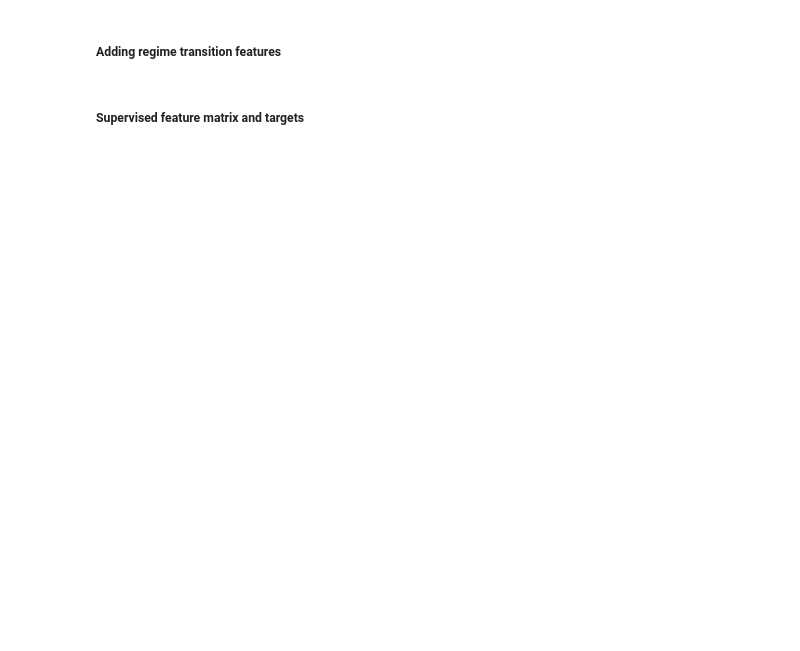
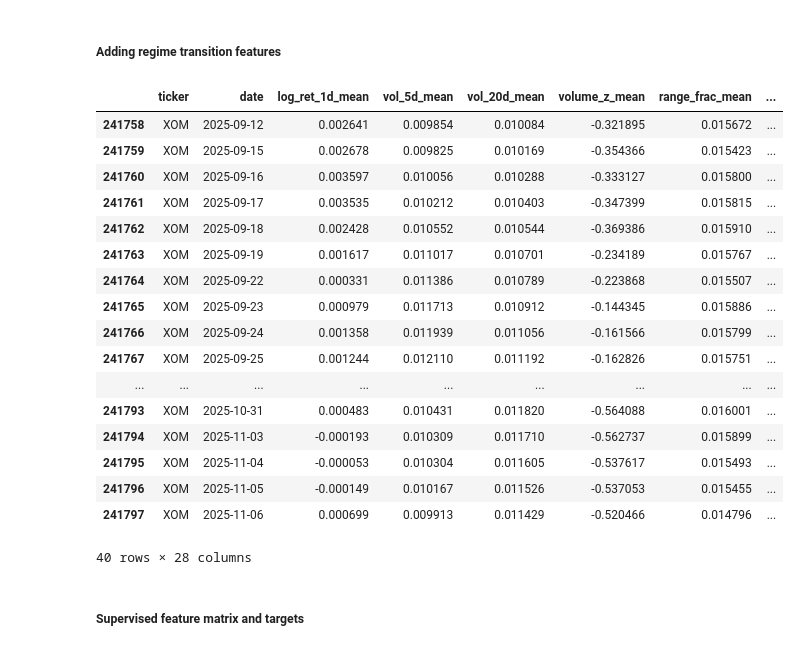
Before and after one commit to gcm107/Team-A, a Jupyter notebook: data-exploration.ipynb, the cells around one changed output. Drawn from its saved outputs; the diff is of its cells as text; code cells hidden in the pictures; blank space fills up the shorter version.

```diff
--- a/data-exploration.ipynb
+++ b/data-exploration.ipynb
@@ -356,11 +557,12 @@ feat_with_target.head()
 # %%
 #### Merging window features, regimes, and future targets
 
-#  window features, regimes, and future targets combined
+target_cols = ['ticker', 'date', f'ret_{horizon}d_fwd', f'up_{horizon}d']
+
 supervised_df = (
     window_df
     .merge(
-        feat_with_target[['ticker', 'date', 'ret_5d_fwd', 'up_5d']],
+        feat_with_target[target_cols],
         on=['ticker', 'date'],
         how='inner'
     )
@@ -373,24 +584,43 @@ supervised_df.head()
 # %% [markdown]
 ##### Adding regime transition features
 # %%
-from itertools import groupby
 
-# getting the previous regime for each window and each ticker
-supervised_df['regime_prev'] = (supervised_df.groupby('ticker')['regime_k6'].shift(1))
-
-# comparing against the previous window to see if there was a regime change
-supervised_df['regime_changed'] = (
-
-    # checking that:
-    # prev regime not na
-    # and does not equal current regime
-    supervised_df['regime_prev'].notna() & (supervised_df['regime_prev'] != supervised_df['regime_k6']).astype(int)
+# previous PCA regime for each ticker
+supervised_df['regime_prev_pca'] = (
+    supervised_df
+    .groupby('ticker')['regime_k6_pca']
+    .shift(1)
 )
 
-# the first window of the data wont have a regime before it so droping it and reset index
-supervised_df = supervised_df.dropna(subset=['regime_prev']).reset_index(drop=True)
+# 1 if the PCA regime changed vs previous window, else 0
+supervised_df['regime_changed_pca'] = (
+    supervised_df['regime_prev_pca'].notna() &
+    (supervised_df['regime_prev_pca'] != supervised_df['regime_k6_pca'])
+).astype(int)
 
-supervised_df.head()
+# first window per ticker has no previous regime, drop those
+supervised_df = supervised_df.dropna(subset=['regime_prev_pca']).reset_index(drop=True)
+
+supervised_df.tail(40)
+# %% [output]
+|  | ticker | date | log_ret_1d_mean | vol_5d_mean | vol_20d_mean | volume_z_mean | range_frac_mean | ... |
+| 241758 | XOM | 2025-09-12 | 0.002641 | 0.009854 | 0.010084 | -0.321895 | 0.015672 | ... |
+| 241759 | XOM | 2025-09-15 | 0.002678 | 0.009825 | 0.010169 | -0.354366 | 0.015423 | ... |
+| 241760 | XOM | 2025-09-16 | 0.003597 | 0.010056 | 0.010288 | -0.333127 | 0.015800 | ... |
+| 241761 | XOM | 2025-09-17 | 0.003535 | 0.010212 | 0.010403 | -0.347399 | 0.015815 | ... |
+| 241762 | XOM | 2025-09-18 | 0.002428 | 0.010552 | 0.010544 | -0.369386 | 0.015910 | ... |
+| 241763 | XOM | 2025-09-19 | 0.001617 | 0.011017 | 0.010701 | -0.234189 | 0.015767 | ... |
+| 241764 | XOM | 2025-09-22 | 0.000331 | 0.011386 | 0.010789 | -0.223868 | 0.015507 | ... |
+| 241765 | XOM | 2025-09-23 | 0.000979 | 0.011713 | 0.010912 | -0.144345 | 0.015886 | ... |
+| 241766 | XOM | 2025-09-24 | 0.001358 | 0.011939 | 0.011056 | -0.161566 | 0.015799 | ... |
+| 241767 | XOM | 2025-09-25 | 0.001244 | 0.012110 | 0.011192 | -0.162826 | 0.015751 | ... |
+| ... | ... | ... | ... | ... | ... | ... | ... | ... |
+| 241793 | XOM | 2025-10-31 | 0.000483 | 0.010431 | 0.011820 | -0.564088 | 0.016001 | ... |
+| 241794 | XOM | 2025-11-03 | -0.000193 | 0.010309 | 0.011710 | -0.562737 | 0.015899 | ... |
+| 241795 | XOM | 2025-11-04 | -0.000053 | 0.010304 | 0.011605 | -0.537617 | 0.015493 | ... |
+| 241796 | XOM | 2025-11-05 | -0.000149 | 0.010167 | 0.011526 | -0.537053 | 0.015455 | ... |
+| 241797 | XOM | 2025-11-06 | 0.000699 | 0.009913 | 0.011429 | -0.520466 | 0.014796 | ... |
+40 rows × 28 columns
 # %% [markdown]
 ##### Supervised feature matrix and targets
 # %%
```
Also changed, not shown: parts of 14 cells of this notebook, 1 other file.
